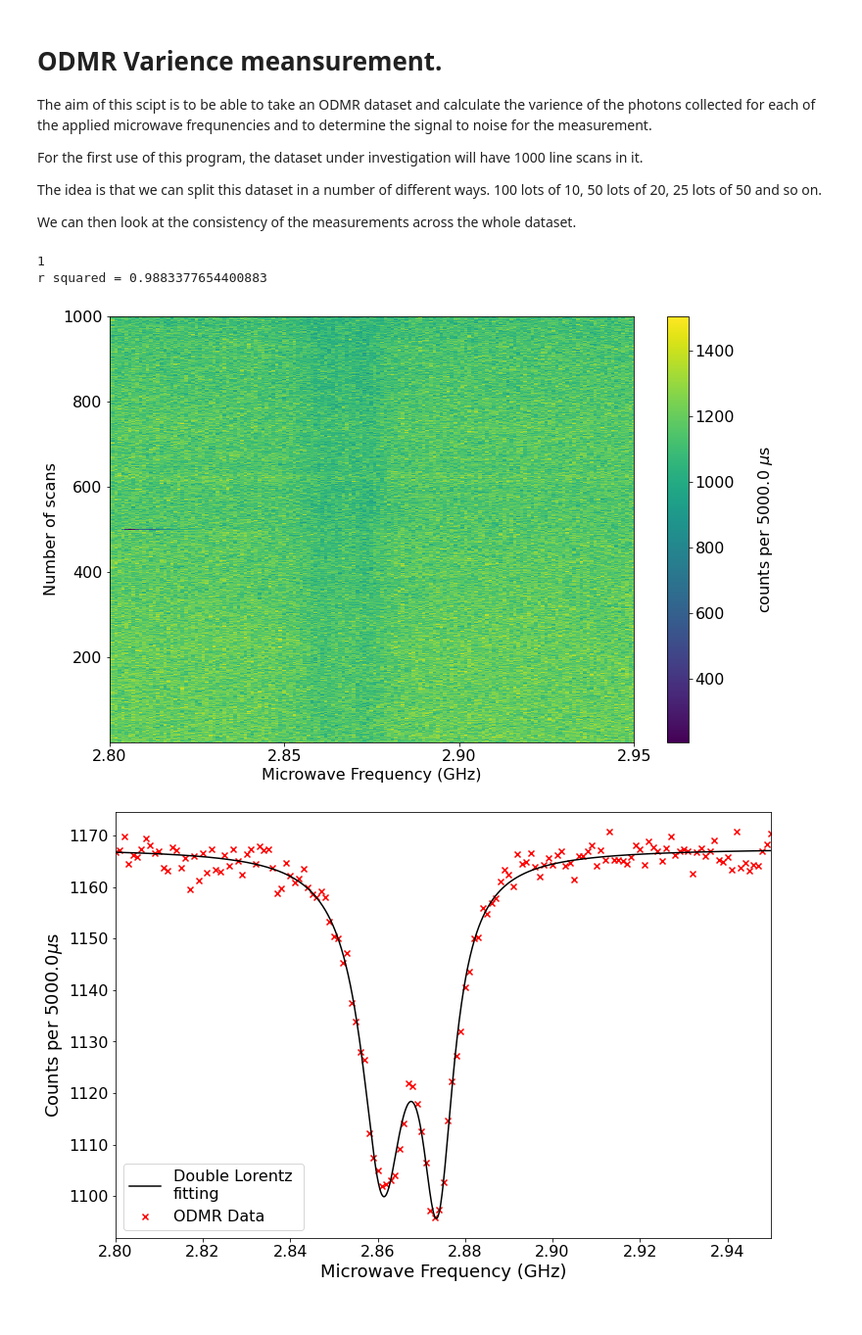
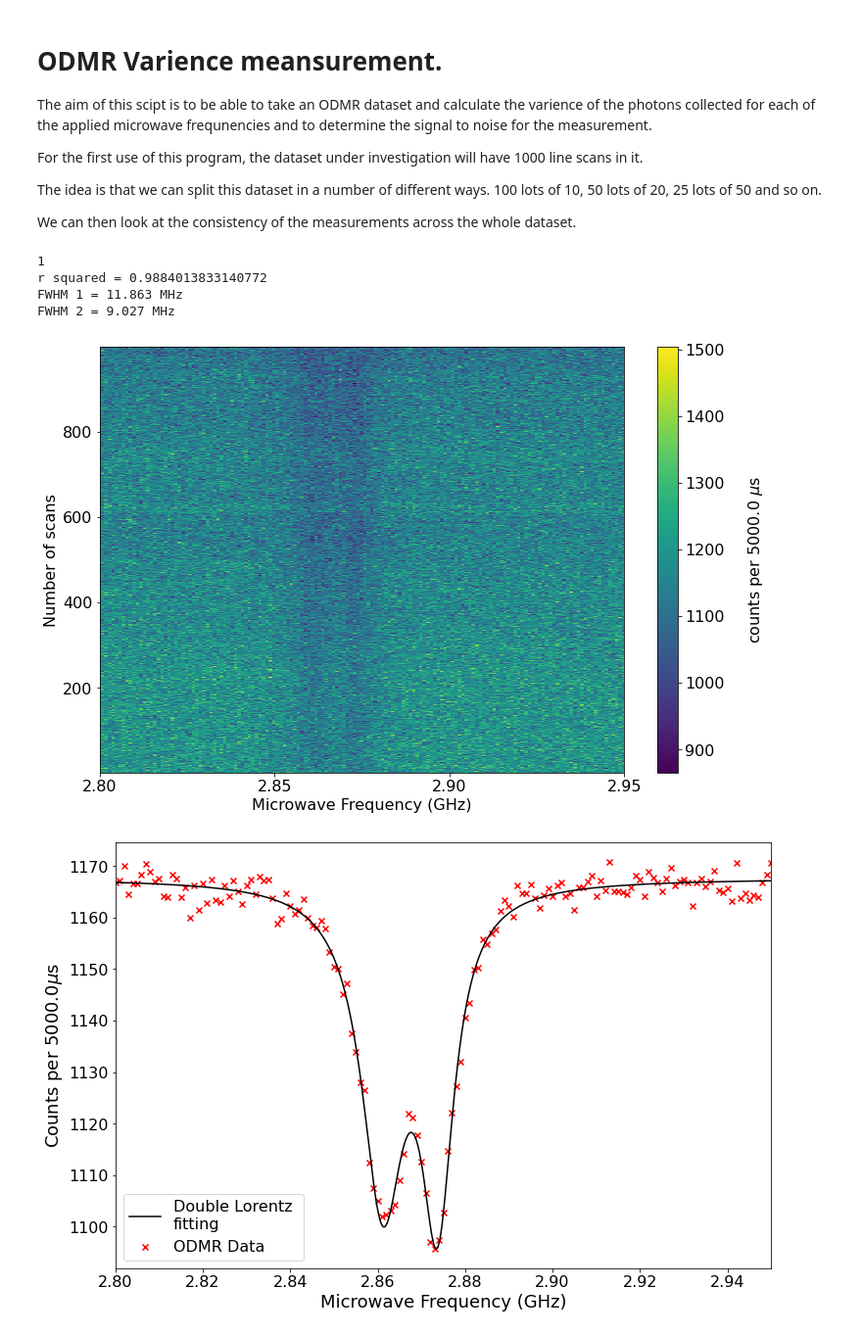
Before and after one commit to Corbyn93/Ryans_Python_Scripts, a Jupyter notebook: Ryan's Jupyter stuff/ODMR analysis/20210505_ODMR_Varience_calculation.ipynb, the cells around one changed output. Shown at 98% size. Saved outputs shown, nothing was run; the diff lists cells and outputs as text; code cells hidden in the pictures.

```diff
--- a/Ryan's Jupyter stuff/ODMR analysis/20210505_ODMR_Varience_calculation.ipynb
+++ b/Ryan's Jupyter stuff/ODMR analysis/20210505_ODMR_Varience_calculation.ipynb
@@ -153,8 +153,8 @@ def get_r_squared(x, y_data, y_fitting):
 # into a pandas array.
 folder_path = 'I:\\Science\\Physics-Nanobiophotonics\\Group\\User Data\\ODMR\\ODMR and imaging\\'
 date = '20210429'
-file_name = date + '_NVScan_27'
-nd_number = int(file_name[-2:]) - 1
+file_name = date + '_NVScan_27_edited'
+#nd_number = int(file_name[-2:]) - 1
 nd = 1#np.remainder(nd_number, 5) + 1
 
 print(nd)
@@ -171,33 +171,37 @@ mean_odmr_data = np.mean(odmr_data, axis = 0)
 set_plot_params()
 
 fig1, ax1 = plot_heat_map(freq, odmr_data, params_values[3])
 
 # scatter plot of data
 fig2, ax2 = scatter_plot(freq, np.mean(odmr_data, axis = 0))
 
 # find the freqeuncy points with the highest ODMR contrast
 freq_mins, dip_depth, flourescent_baseline = get_init_params(mean_odmr_data, freq)
 
 # create the initial parameters for ODMR double lorentzian
 # line fitting
 init_params = [dip_depth[0], freq_mins[0], 0.005, dip_depth[1], freq_mins[1], 0.005, flourescent_baseline]
 
 lower_bounds = [-np.inf, init_params[1] - 0.01, 0, -np.inf, init_params[4] - 0.01, 0, 0]
 upper_bounds = [np.inf, init_params[1] + 0.01, 1, np.inf, init_params[4] + 0.01, 1, np.inf]
 
 
 # generate the optimised curve fit parameters.
 fitting_params, error_in_fit = optimised_lorentz_fit(freq, mean_odmr_data, init_params,
                                                     lower_bounds, upper_bounds)
 
 # plot the fitting to ax2
 ax2, y_fit = plot_fitting(ax2, freq, params_values[3])
 
 # get the r^2 value for the fitting
 r_squared = get_r_squared(freq, mean_odmr_data, y_fit)
 print('r squared = ' + str(r_squared))
+print('FWHM 1 = ' + str(round(fitting_params[2]*1000, 3)) + ' MHz')
+print('FWHM 2 = ' + str(round(fitting_params[5]*1000, 3)) + ' MHz')
 # %% [output]
 1
-r squared = 0.9883377654400883
+r squared = 0.9884013833140772
+FWHM 1 = 11.863 MHz
+FWHM 2 = 9.027 MHz
-[figure, old version]
+[figure, new version]
 [figure]
```
Also changed, not shown: parts of 16 cells of this notebook, 3 other files.
